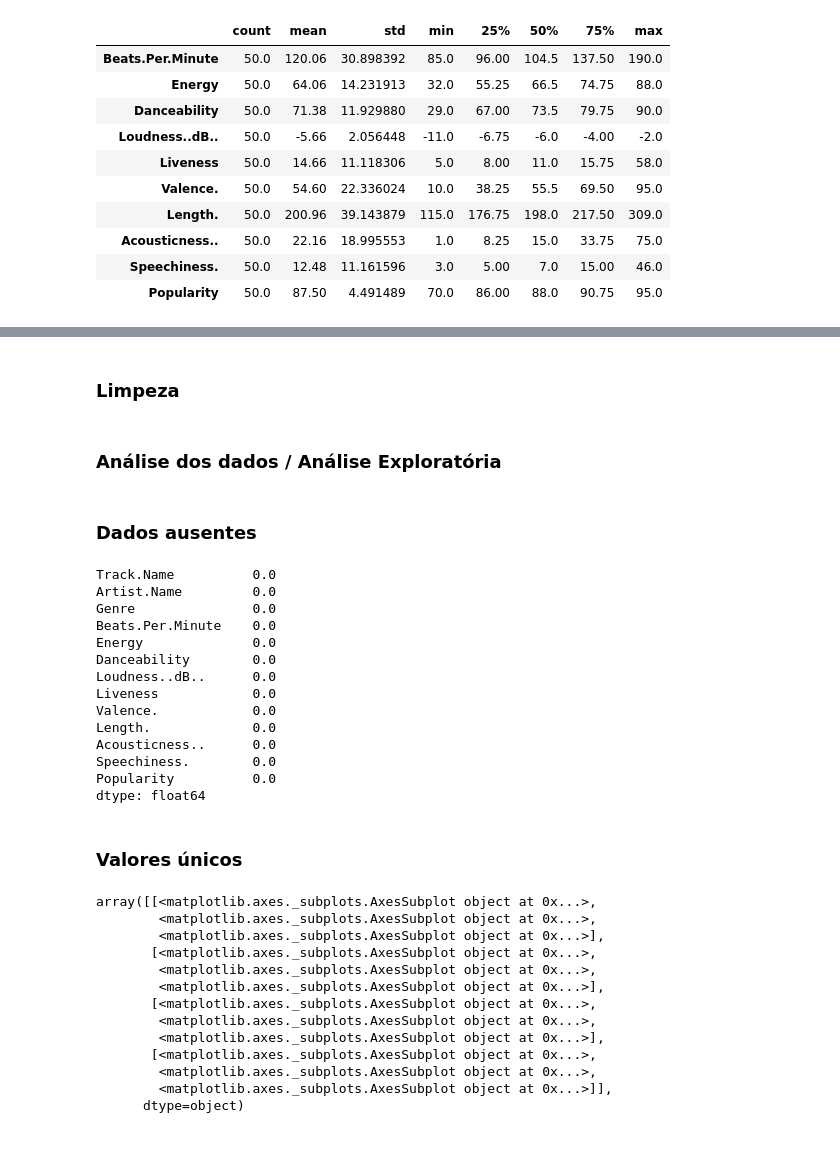
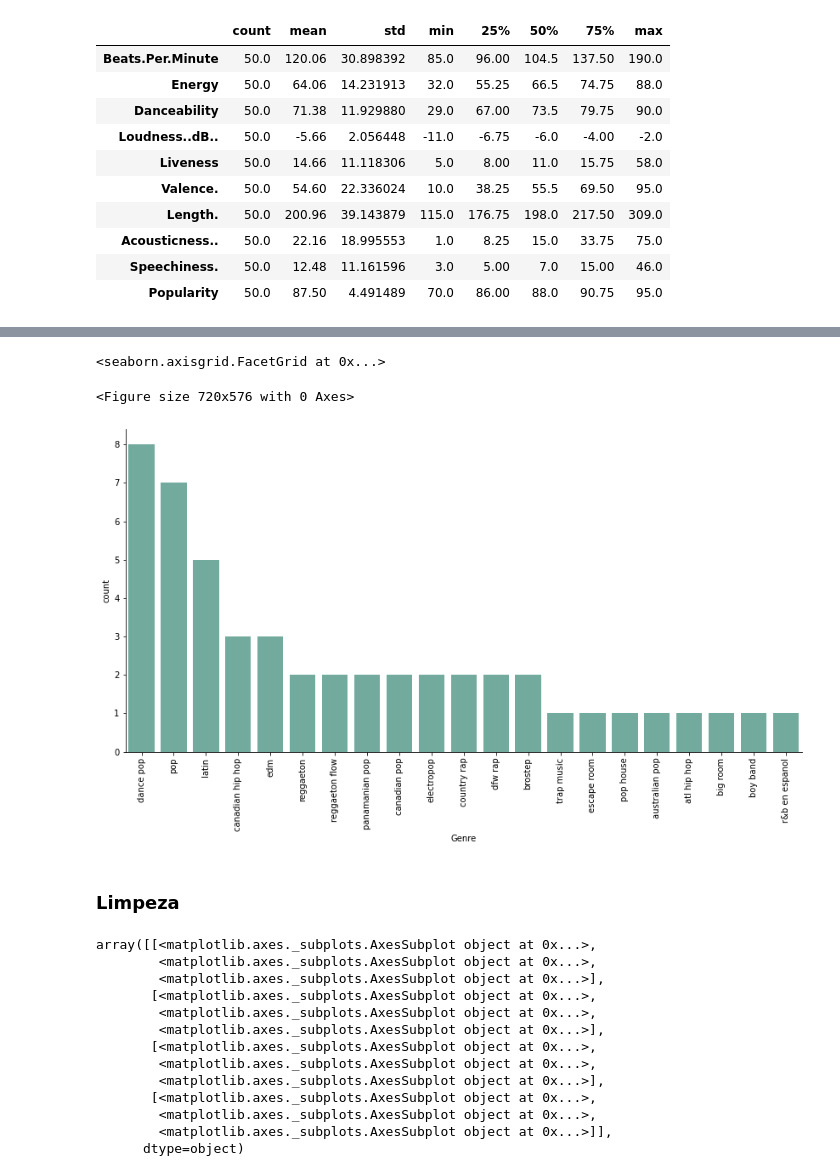
Before and after one commit to CarineMS/SpotifyTop10_2019, a Jupyter notebook: Spotify_Top10.ipynb, the cells around one changed output, grey strips where cells are left out. Drawn from its saved outputs; the diff is of its cells as text; code cells hidden in the pictures; blank space fills up the shorter version.

```diff
--- a/Spotify_Top10.ipynb
+++ b/Spotify_Top10.ipynb
@@ -141,28 +155,19 @@ Name: Artist.Name, dtype: int64
+# %%
+plt.figure(figsize=(10,8))
+figure1 = sns.catplot(x = 'Genre',
+                     kind = "count",
+                     height = 6,
+                     aspect = 10/5,
+                     color = "#69b3a2",
+                     order = df['Genre'].value_counts().index,
+                     data = df)
+figure1.set_xticklabels(rotation=90)
+# %% [output]
+<seaborn.axisgrid.FacetGrid at 0x...>
+<Figure size 720x576 with 0 Axes>
+[figure, added]
 # %% [markdown]
 ### Limpeza
-# %% [markdown]
-### Análise dos dados / Análise Exploratória
-# %% [markdown]
-### Dados ausentes
-# %%
-((df.isnull().sum() / df.shape[0]) *100).sort_values(ascending=False)
-# %% [output]
-Track.Name          0.0
-Artist.Name         0.0
-Genre               0.0
-Beats.Per.Minute    0.0
-Energy              0.0
-Danceability        0.0
-Loudness..dB..      0.0
-Liveness            0.0
-Valence.            0.0
-Length.             0.0
-Acousticness..      0.0
-Speechiness.        0.0
-Popularity          0.0
-dtype: float64
-# %% [markdown]
-### Valores únicos
 # %%
 df.hist(bins=15, figsize=(15,10))
 # %% [output]
```
Also changed, not shown: parts of 13 cells of this notebook.
